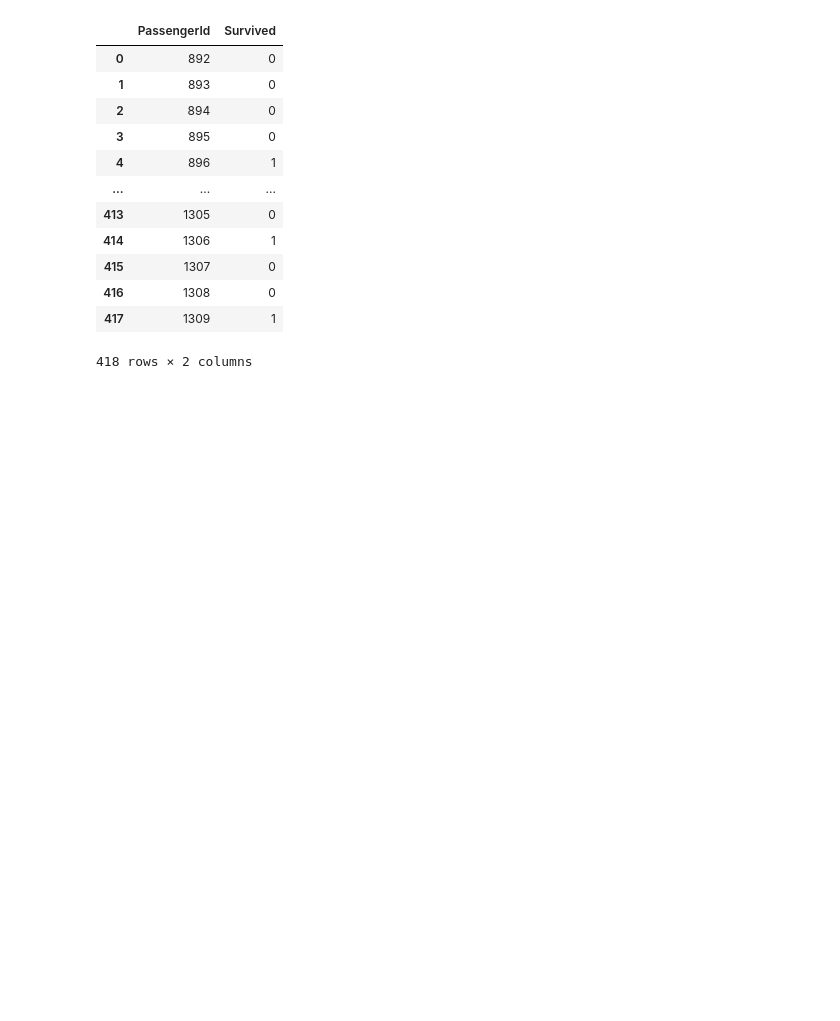
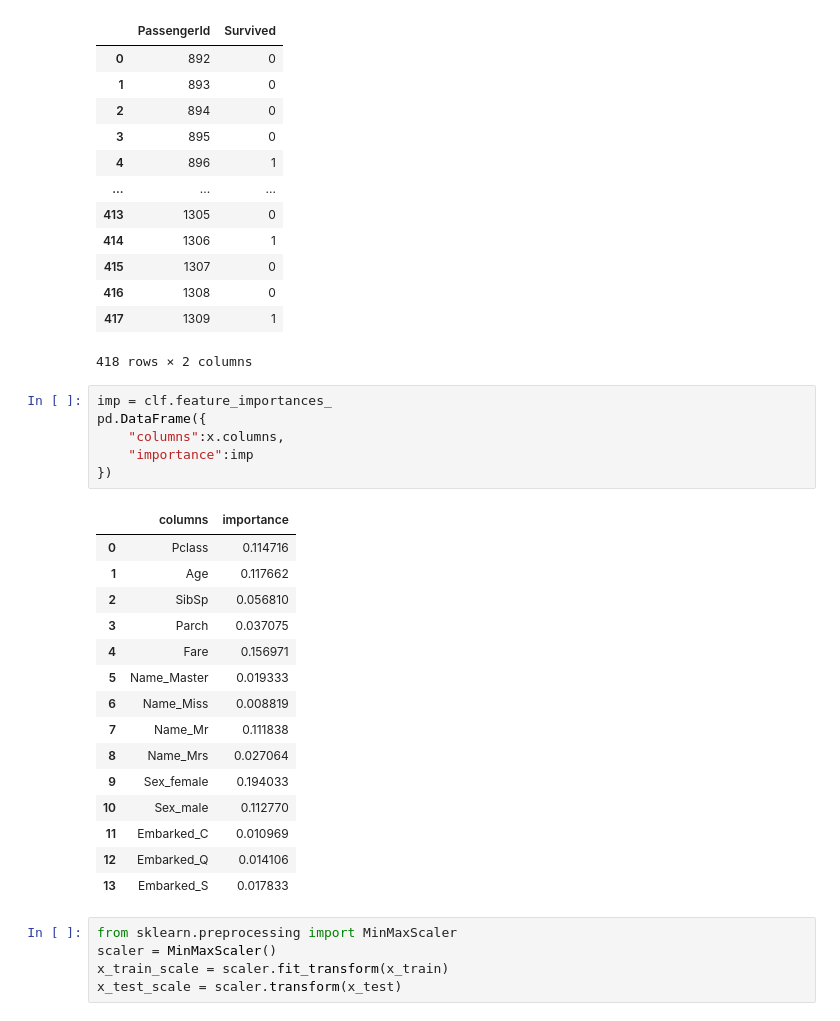
Before and after one commit to Elwing-Chou/MLDemo1216, a Jupyter notebook: titanic.ipynb, the cells around one changed output. Drawn from its saved outputs; the diff is of its cells as text; blank space fills up the shorter version.

```diff
--- a/titanic.ipynb
+++ b/titanic.ipynb
@@ -249,3 +249,30 @@ result
 | 416 | 1308 | 0 |
 | 417 | 1309 | 1 |
 418 rows × 2 columns
+# %%
+imp = clf.feature_importances_
+pd.DataFrame({
+    "columns":x.columns,
+    "importance":imp
+})
+# %% [output]
+|  | columns | importance |
+| 0 | Pclass | 0.114716 |
+| 1 | Age | 0.117662 |
+| 2 | SibSp | 0.056810 |
+| 3 | Parch | 0.037075 |
+| 4 | Fare | 0.156971 |
+| 5 | Name_Master | 0.019333 |
+| 6 | Name_Miss | 0.008819 |
+| 7 | Name_Mr | 0.111838 |
+| 8 | Name_Mrs | 0.027064 |
+| 9 | Sex_female | 0.194033 |
+| 10 | Sex_male | 0.112770 |
+| 11 | Embarked_C | 0.010969 |
+| 12 | Embarked_Q | 0.014106 |
+| 13 | Embarked_S | 0.017833 |
+# %%
+from sklearn.preprocessing import MinMaxScaler
+scaler = MinMaxScaler()
+x_train_scale = scaler.fit_transform(x_train)
+x_test_scale = scaler.transform(x_test)
```
Also changed, not shown: parts of 2 cells of this notebook.
